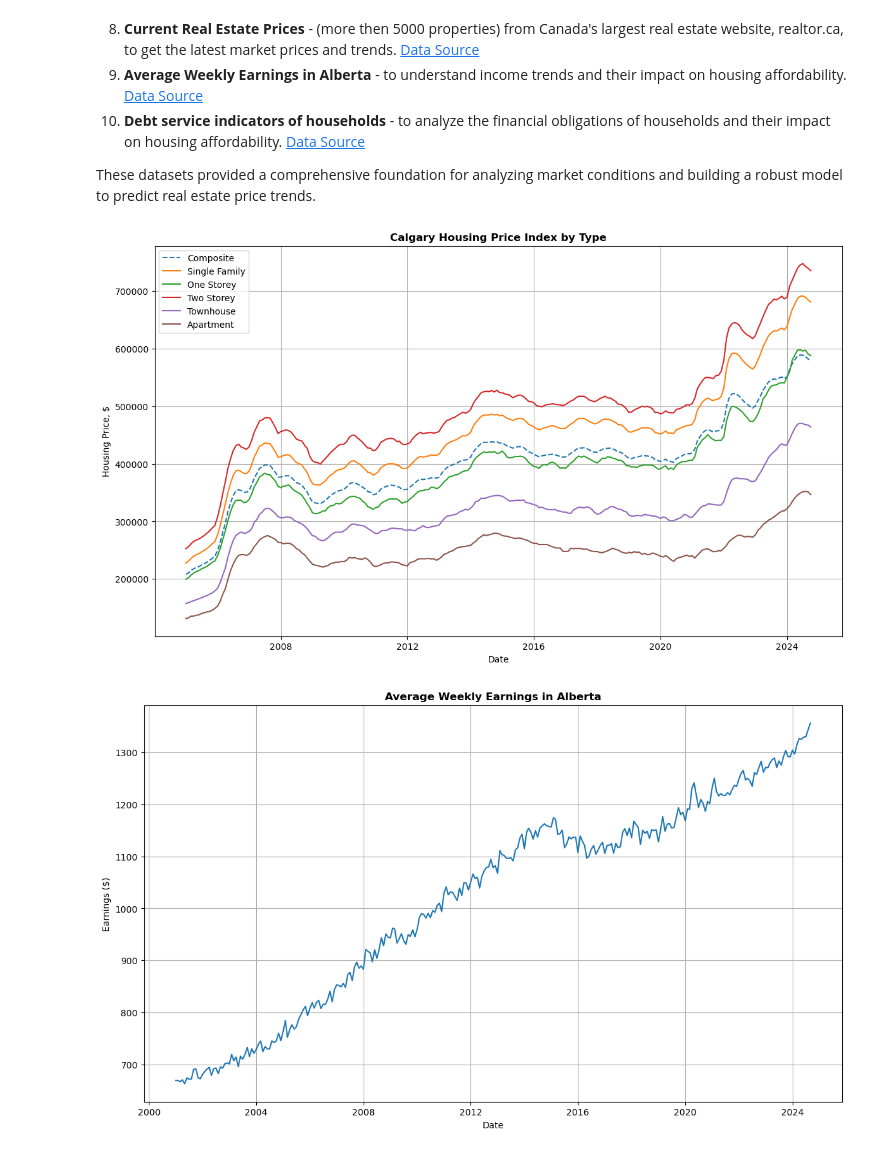
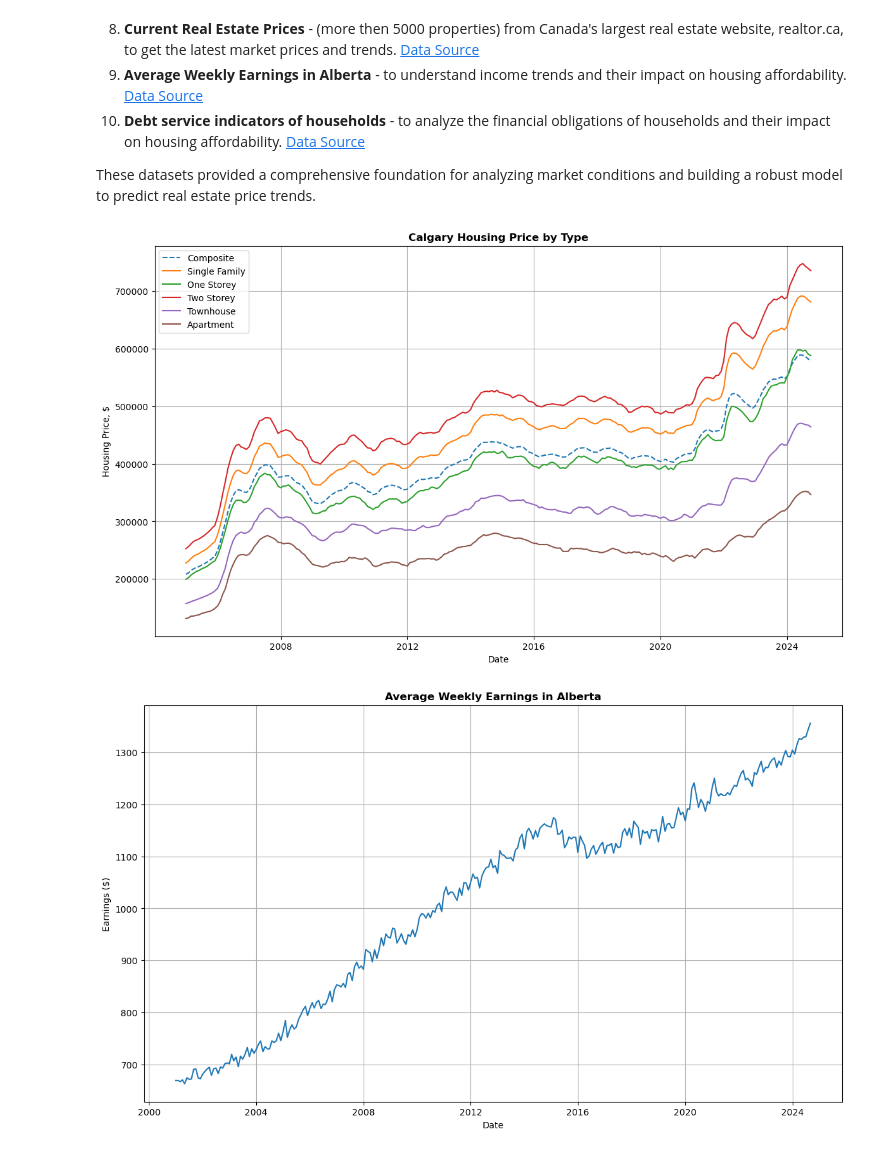
Before and after one commit to novomax-ca/CalgaryRealEstate, a Jupyter notebook: Calgary.ipynb, the cells around one changed output. Cells and saved outputs as stored; diff of their text form; code cells hidden in the pictures.

```diff
--- a/Calgary.ipynb
+++ b/Calgary.ipynb
@@ -35,27 +33,27 @@ from sklearn.ensemble import GradientBoostingRegressor
 # %%
 # Building a plot for housing price statistics by type
 
 housing_price_df = pd.read_csv('data_source/CalgaryHousingPriceStatistics.csv', delimiter=';', parse_dates=['Date'], dayfirst=True)
 
 for column in housing_price_df.columns[1:]:
     housing_price_df[column] = housing_price_df[column].astype(str).str.replace(',', '.').astype(float)
 
 plt.figure(figsize=(14, 8))
 plt.plot(housing_price_df['Date'], housing_price_df['Composite_Benchmark'], label='Composite', linestyle='--')
 plt.plot(housing_price_df['Date'], housing_price_df['Single_Family_Benchmark'], label='Single Family')
 plt.plot(housing_price_df['Date'], housing_price_df['One_Storey_Benchmark'], label='One Storey')
 plt.plot(housing_price_df['Date'], housing_price_df['Two_Storey_Benchmark'], label='Two Storey')
 plt.plot(housing_price_df['Date'], housing_price_df['Townhouse_Benchmark'], label='Townhouse')
 plt.plot(housing_price_df['Date'], housing_price_df['Apartment_Benchmark'], label='Apartment')
 
-plt.title('Calgary Housing Price Index by Type', fontweight='bold')
+plt.title('Calgary Housing Price by Type', fontweight='bold')
 plt.xlabel('Date')
 plt.ylabel('Housing Price, $')
 plt.legend()
 plt.grid(True)
 plt.show()
 # %% [output]
-[figure, old version]
+[figure, new version]
 # %%
 # Building a plot for the average weekly earnings in Alberta
 
```
Also changed, not shown: parts of 6 cells of this notebook.
